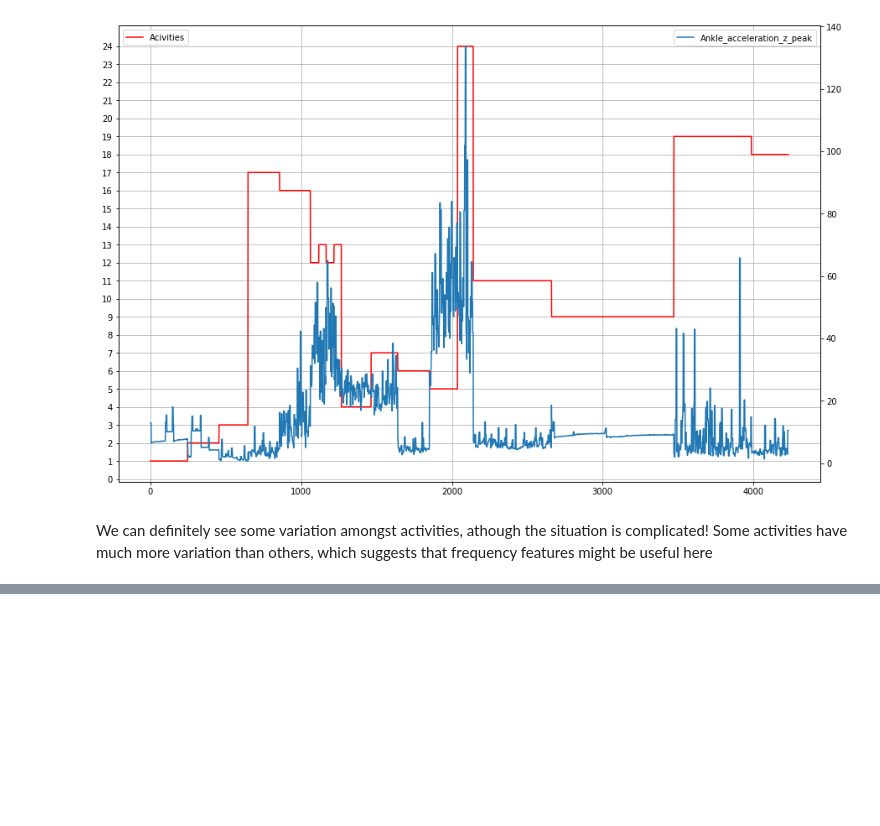
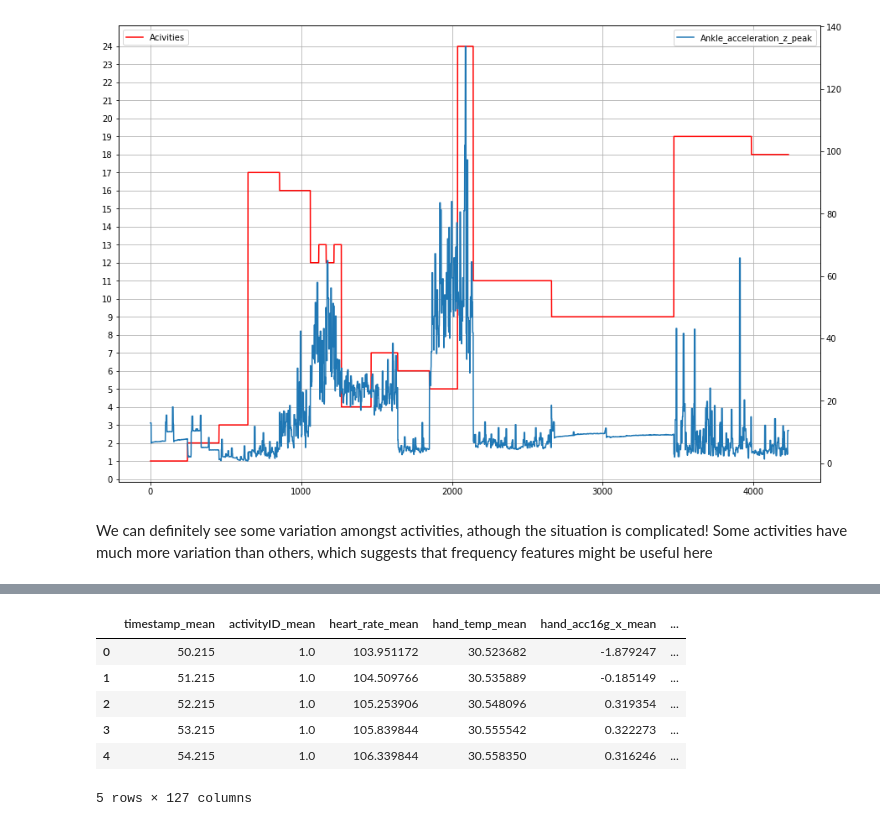
Before and after one commit to kcmeehan/BiometricsActivityClassification, a Jupyter notebook: Features_workflow/Feature_calculation_workflow_test.ipynb, the cells around one changed output, grey strips where cells are left out. Cells and saved outputs as stored; diff of their text form; code cells hidden in the pictures; blank space fills up the shorter version.

```diff
--- a/Features_workflow/Feature_calculation_workflow_test.ipynb
+++ b/Features_workflow/Feature_calculation_workflow_test.ipynb
@@ -154,0 +205,10 @@ We can definitely see some variation amongst activities, athough the situation i
+# %%
+subject_subset.head()
+# %% [output]
+|  | timestamp_mean | activityID_mean | heart_rate_mean | hand_temp_mean | hand_acc16g_x_mean | ... |
+| 0 | 50.215 | 1.0 | 103.951172 | 30.523682 | -1.879247 | ... |
+| 1 | 51.215 | 1.0 | 104.509766 | 30.535889 | -0.185149 | ... |
+| 2 | 52.215 | 1.0 | 105.253906 | 30.548096 | 0.319354 | ... |
+| 3 | 53.215 | 1.0 | 105.839844 | 30.555542 | 0.322273 | ... |
+| 4 | 54.215 | 1.0 | 106.339844 | 30.558350 | 0.316246 | ... |
+5 rows × 127 columns
```
Also changed, not shown: parts of 21 cells of this notebook, 3 other files.
